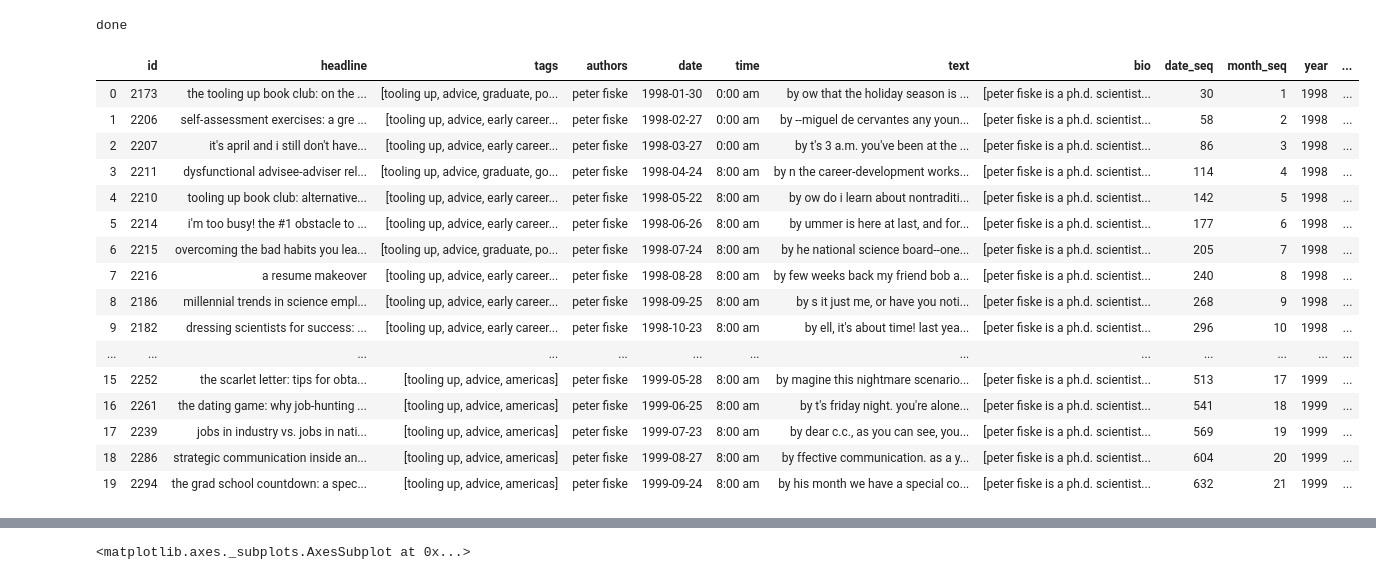
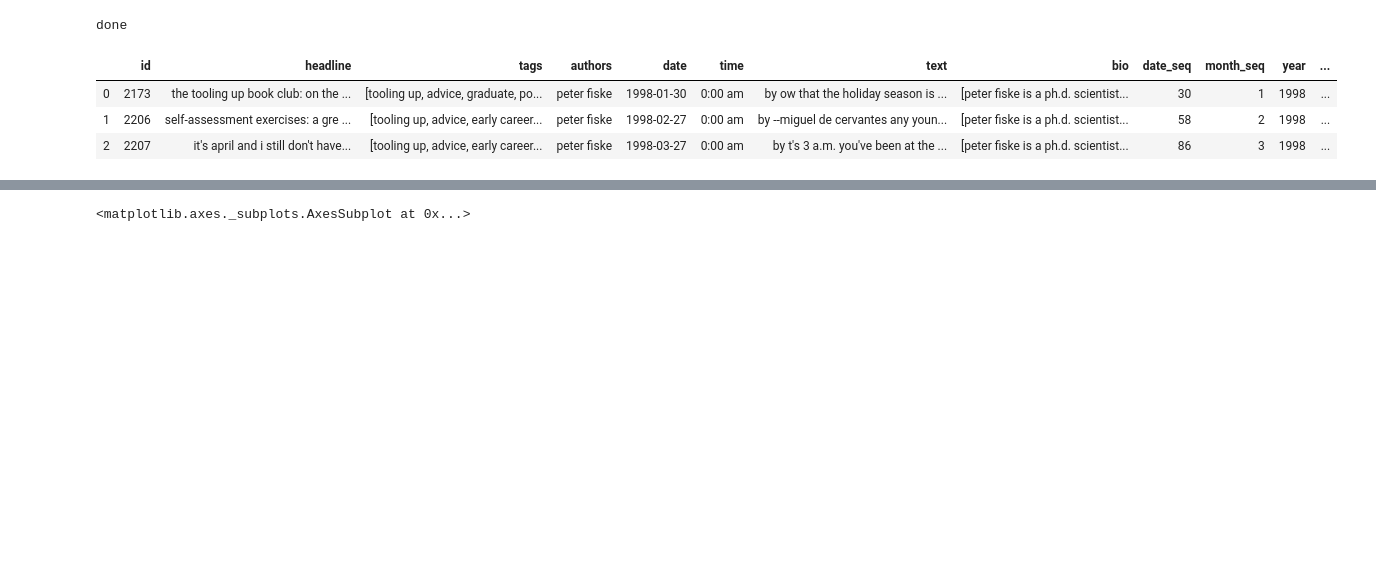
Before and after one commit to crboothb/sciencemag-careers-analysis, a Jupyter notebook: scripts/classifier_test2.ipynb, the cells around one changed output, grey strips where cells are left out. Cells and saved outputs as stored; diff of their text form; code cells hidden in the pictures; blank space fills up the shorter version.

```diff
--- a/scripts/classifier_test2.ipynb
+++ b/scripts/classifier_test2.ipynb
@@ -117,25 +117,12 @@ print("done")
 # %% [output]
 done
 # %%
-advice_df.head(20)
+advice_df.head(3)
 # %% [output]
 |  | id | headline | tags | authors | date | time | text | bio | date_seq | month_seq | year | ... |
 | 0 | 2173 | the tooling up book club: on the ... | [tooling up, advice, graduate, po... | peter fiske | 1998-01-30 | 0:00 am | by ow that the holiday season is ... | [peter fiske is a ph.d. scientist... | 30 | 1 | 1998 | ... |
 | 1 | 2206 | self-assessment exercises: a gre ... | [tooling up, advice, early career... | peter fiske | 1998-02-27 | 0:00 am | by --miguel de cervantes any youn... | [peter fiske is a ph.d. scientist... | 58 | 2 | 1998 | ... |
 | 2 | 2207 | it's april and i still don't have... | [tooling up, advice, early career... | peter fiske | 1998-03-27 | 0:00 am | by t's 3 a.m. you've been at the ... | [peter fiske is a ph.d. scientist... | 86 | 3 | 1998 | ... |
-| 3 | 2211 | dysfunctional advisee-adviser rel... | [tooling up, advice, graduate, go... | peter fiske | 1998-04-24 | 8:00 am | by n the career-development works... | [peter fiske is a ph.d. scientist... | 114 | 4 | 1998 | ... |
-| 4 | 2210 | tooling up book club: alternative... | [tooling up, advice, early career... | peter fiske | 1998-05-22 | 8:00 am | by ow do i learn about nontraditi... | [peter fiske is a ph.d. scientist... | 142 | 5 | 1998 | ... |
-| 5 | 2214 | i'm too busy! the #1 obstacle to ... | [tooling up, advice, early career... | peter fiske | 1998-06-26 | 8:00 am | by ummer is here at last, and for... | [peter fiske is a ph.d. scientist... | 177 | 6 | 1998 | ... |
-| 6 | 2215 | overcoming the bad habits you lea... | [tooling up, advice, graduate, po... | peter fiske | 1998-07-24 | 8:00 am | by he national science board--one... | [peter fiske is a ph.d. scientist... | 205 | 7 | 1998 | ... |
-| 7 | 2216 | a resume makeover | [tooling up, advice, early career... | peter fiske | 1998-08-28 | 8:00 am | by few weeks back my friend bob a... | [peter fiske is a ph.d. scientist... | 240 | 8 | 1998 | ... |
-| 8 | 2186 | millennial trends in science empl... | [tooling up, advice, early career... | peter fiske | 1998-09-25 | 8:00 am | by s it just me, or have you noti... | [peter fiske is a ph.d. scientist... | 268 | 9 | 1998 | ... |
-| 9 | 2182 | dressing scientists for success: ... | [tooling up, advice, early career... | peter fiske | 1998-10-23 | 8:00 am | by ell, it's about time! last yea... | [peter fiske is a ph.d. scientist... | 296 | 10 | 1998 | ... |
-| ... | ... | ... | ... | ... | ... | ... | ... | ... | ... | ... | ... | ... |
-| 15 | 2252 | the scarlet letter: tips for obta... | [tooling up, advice, americas] | peter fiske | 1999-05-28 | 8:00 am | by magine this nightmare scenario... | [peter fiske is a ph.d. scientist... | 513 | 17 | 1999 | ... |
-| 16 | 2261 | the dating game: why job-hunting ... | [tooling up, advice, americas] | peter fiske | 1999-06-25 | 8:00 am | by t's friday night. you're alone... | [peter fiske is a ph.d. scientist... | 541 | 18 | 1999 | ... |
-| 17 | 2239 | jobs in industry vs. jobs in nati... | [tooling up, advice, americas] | peter fiske | 1999-07-23 | 8:00 am | by dear c.c., as you can see, you... | [peter fiske is a ph.d. scientist... | 569 | 19 | 1999 | ... |
-| 18 | 2286 | strategic communication inside an... | [tooling up, advice, americas] | peter fiske | 1999-08-27 | 8:00 am | by ffective communication. as a y... | [peter fiske is a ph.d. scientist... | 604 | 20 | 1999 | ... |
-| 19 | 2294 | the grad school countdown: a spec... | [tooling up, advice, americas] | peter fiske | 1999-09-24 | 8:00 am | by his month we have a special co... | [peter fiske is a ph.d. scientist... | 632 | 21 | 1999 | ... |
 # %%
 advice_df = cls.clean_text_df(advice_df)
 person_automated = cls.designate_person_from_df(advice_df)
```
Also changed, not shown: parts of 7 cells of this notebook, 1 other file.
